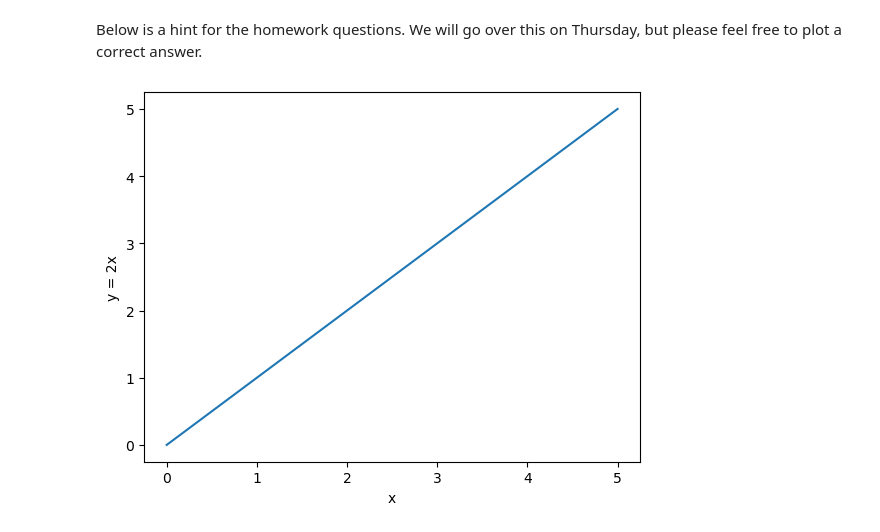
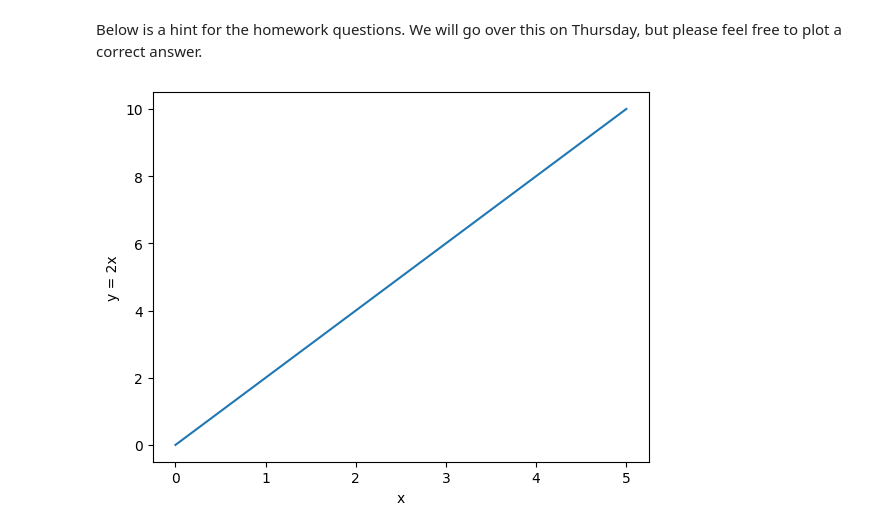
Before and after one commit to ymatsumu/highschool2023, a Jupyter notebook: plot.ipynb, the cells around one changed output. Saved outputs shown, nothing was run; the diff lists cells and outputs as text; code cells hidden in the pictures.

```diff
--- a/plot.ipynb
+++ b/plot.ipynb
@@ -50,17 +50,17 @@ Below is a hint for the homework questions. We will go over this on Thursday, bu
 # %%
 # Q6
 # Plot y = 2x
 
 x = np.linspace(0, 5, 100)
-y = x
+y = x*2
 
 plt.figure()
 plt.plot(x, y)
 plt.xlabel('x')
 plt.ylabel('y = 2x')
 plt.show()
 # %% [output]
-[figure, old version]
+[figure, new version]
 # %%
 # Q7
 # Plot y = 2x
```
